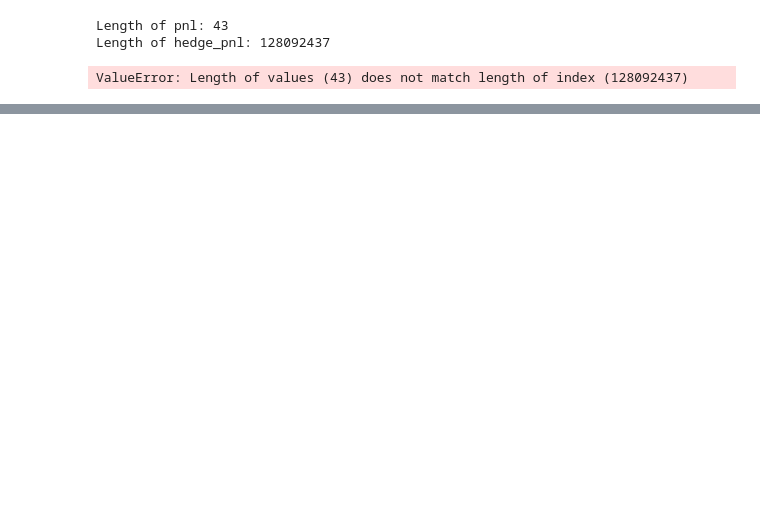
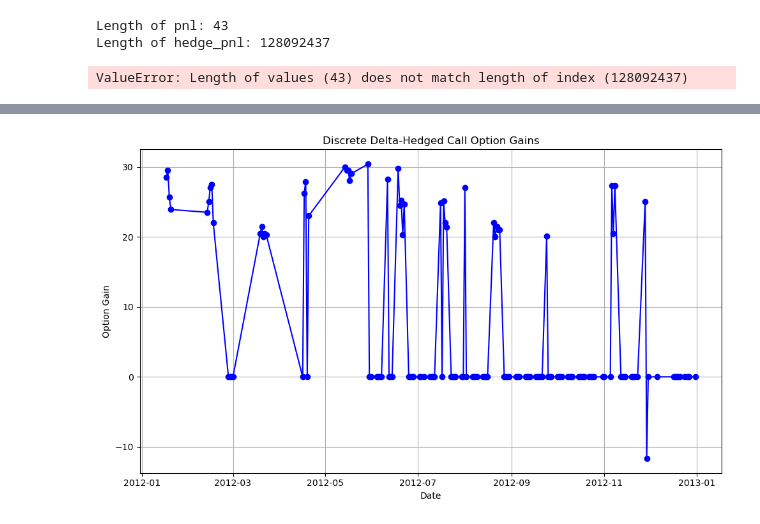
Before and after one commit to rodridu/Delta-Heging, a Jupyter notebook: Untitled2.ipynb, the cells around one changed output, grey strips where cells are left out. Saved outputs shown, nothing was run; the diff lists cells and outputs as text; code cells hidden in the pictures; blank space fills up the shorter version.

```diff
--- a/Untitled2.ipynb
+++ b/Untitled2.ipynb
@@ -154,0 +616,19 @@ ValueError: Length of values (42) does not match length of index (26922)
+# %%
+# Define parameters
+C_t = 15.0  # Initial call option price
+S_t = 100.0  # Initial underlying price
+r = 0.05  # Annualized risk-free rate
+tau = 0.25  # Time interval (in years)
+N = 4  # Number of time steps
+
+# Define delta values at each time step (replace with actual delta values)
+delta_values = [0.6, 0.65, 0.7, 0.75]
+
+# Calculate the discrete delta-hedged call option gain
+option_gain = C_t - C_t
+for n in range(N):
+    option_gain -= delta_values[n] * (S_t * (1 + r * (n + 1) * tau / N) - S_t * (1 + r * n * tau / N))
+    option_gain -= (r * (n + 1) * tau / 365) * (C_t - delta_values[n] * S_t)
+
+# Print the calculated option gain
+print("Discrete Delta-Hedged Call Option Gain:", option_gain)
@@ -154,0 +748,11 @@ ValueError: Length of values (42) does not match length of index (26922)
+# %%
+plt.figure(figsize=(10, 6))
+option_gain_series.plot(marker='o', linestyle='-', color='b')
+plt.xlabel('Date')
+plt.ylabel('Option Gain')
+plt.title('Discrete Delta-Hedged Call Option Gains')
+plt.grid(True)
+plt.tight_layout()
+plt.show()
+# %% [output]
+[figure, added]
```
Also changed, not shown: parts of 11 cells of this notebook, 2 other files.
